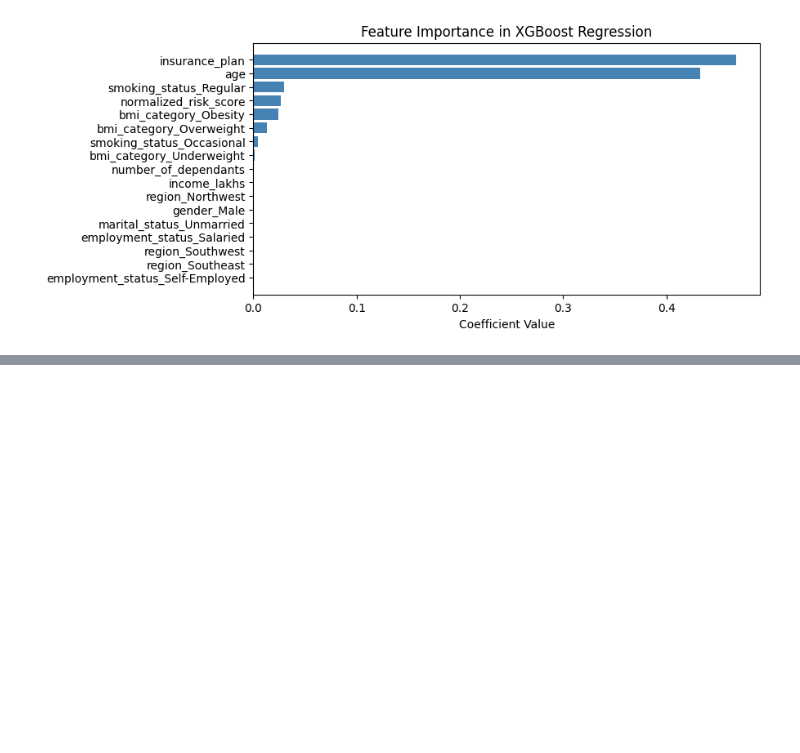
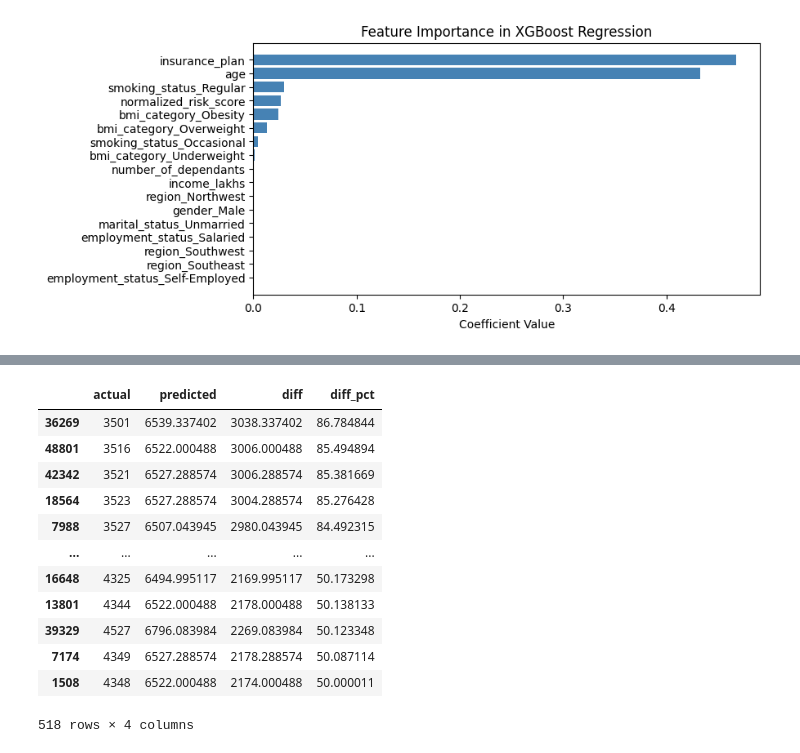
Before and after one commit to Hanishka-Kela/Healthcare-Premium-Prediction--Regression-, a Jupyter notebook: Data_resources/ml_prediction.ipynb, the cells around one changed output, grey strips where cells are left out. Drawn from its saved outputs; the diff is of its cells as text; code cells hidden in the pictures; blank space fills up the shorter version.

```diff
--- a/Data_resources/ml_prediction.ipynb
+++ b/Data_resources/ml_prediction.ipynb
@@ -617,0 +666,16 @@ plt.show()
+# %%
+results_df[np.abs(results_df.diff_pct)>50].sort_values(by='diff_pct',ascending=False)
+# %% [output]
+|  | actual | predicted | diff | diff_pct |
+| 36269 | 3501 | 6539.337402 | 3038.337402 | 86.784844 |
+| 48801 | 3516 | 6522.000488 | 3006.000488 | 85.494894 |
+| 42342 | 3521 | 6527.288574 | 3006.288574 | 85.381669 |
+| 18564 | 3523 | 6527.288574 | 3004.288574 | 85.276428 |
+| 7988 | 3527 | 6507.043945 | 2980.043945 | 84.492315 |
+| ... | ... | ... | ... | ... |
+| 16648 | 4325 | 6494.995117 | 2169.995117 | 50.173298 |
+| 13801 | 4344 | 6522.000488 | 2178.000488 | 50.138133 |
+| 39329 | 4527 | 6796.083984 | 2269.083984 | 50.123348 |
+| 7174 | 4349 | 6527.288574 | 2178.288574 | 50.087114 |
+| 1508 | 4348 | 6522.000488 | 2174.000488 | 50.000011 |
+518 rows × 4 columns
```
Also changed, not shown: parts of 5 cells of this notebook.
